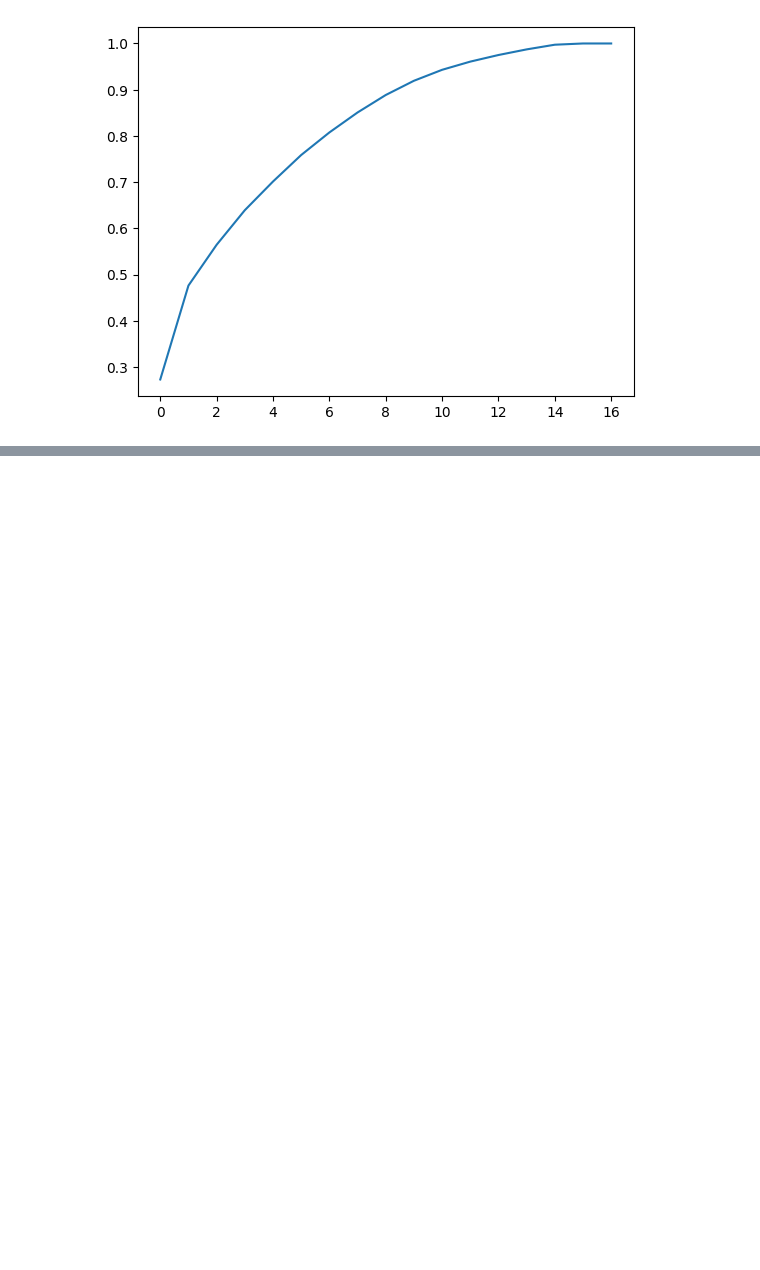
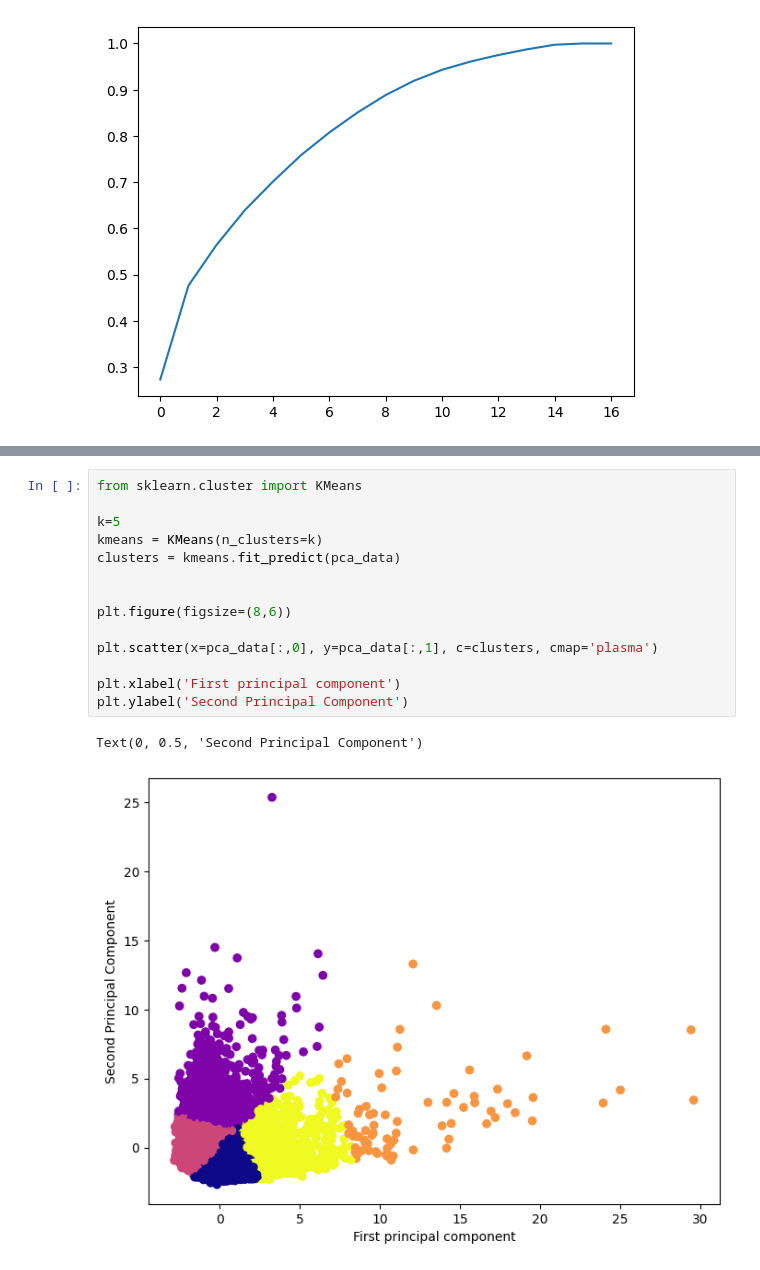
Before and after one commit to mobeloper/machinelearning, a Jupyter notebook: Incremental_Capstone/Capstone Session 7/w7_pca.ipynb, the cells around one changed output, grey strips where cells are left out. Saved outputs shown, nothing was run; the diff lists cells and outputs as text; blank space fills up the shorter version.

```diff
--- a/Incremental_Capstone/Capstone Session 7/w7_pca.ipynb
+++ b/Incremental_Capstone/Capstone Session 7/w7_pca.ipynb
@@ -222,0 +299,17 @@ plt.plot(commulative)
+# %%
+from sklearn.cluster import KMeans
+
+k=5
+kmeans = KMeans(n_clusters=k)
+clusters = kmeans.fit_predict(pca_data)
+
+
+plt.figure(figsize=(8,6))
+
+plt.scatter(x=pca_data[:,0], y=pca_data[:,1], c=clusters, cmap='plasma')
+
+plt.xlabel('First principal component')
+plt.ylabel('Second Principal Component')
+# %% [output]
+Text(0, 0.5, 'Second Principal Component')
+[figure, added]
```
Also changed, not shown: parts of 11 cells of this notebook, 1 other file.
